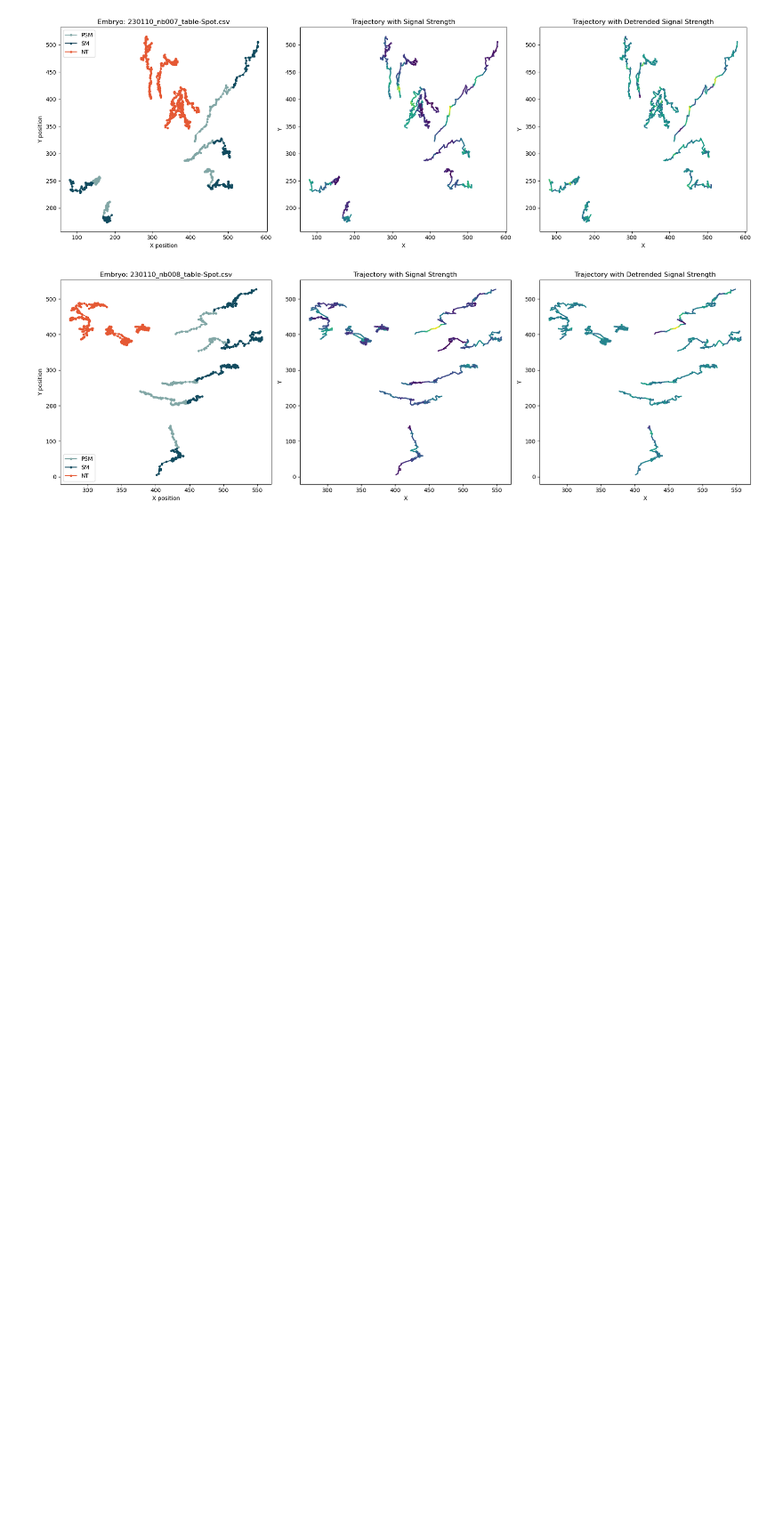
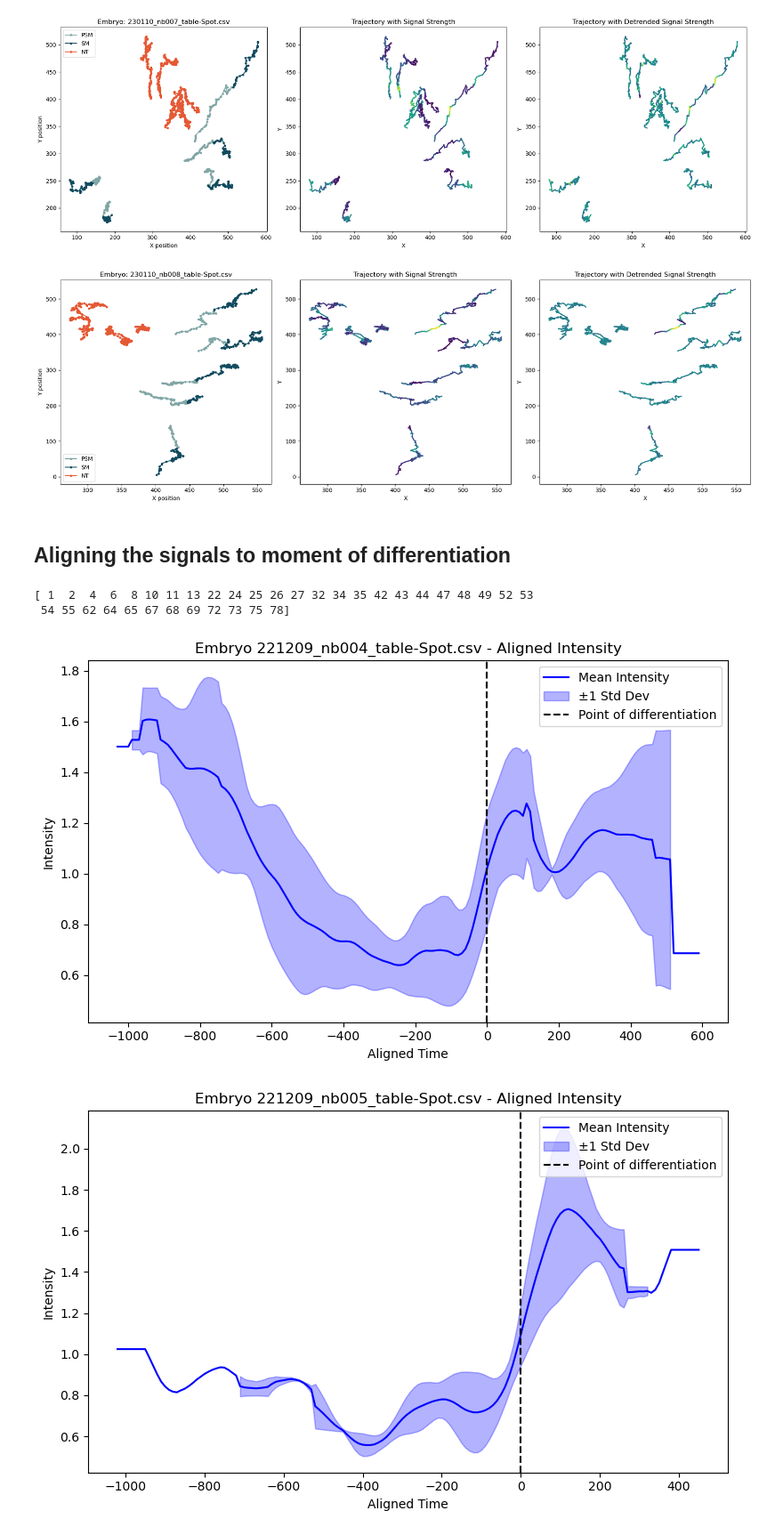
Before and after one commit to kbmcdonnell/2025_mouse_oscillations_MEP_Kate_McDonnell, a Jupyter notebook: Data/data_analysis.ipynb, the cells around one changed output. Shown at 89% size. Cells and saved outputs as stored; diff of their text form; code cells hidden in the pictures; blank space fills up the shorter version.

Commit message:
save changes without plots

```diff
--- a/Data/data_analysis.ipynb
+++ b/Data/data_analysis.ipynb
@@ -493,3 +519,12 @@ for set in range(len(file_list)):
 [figure]
 [figure]
 [figure]
+# %% [markdown]
+## Aligning the signals to moment of differentiation
+# %%
+diff_cells = data[(data['Label'] == 'SM')]['Cell ID'].unique()
+
+print(diff_cells)
+# %% [output]
+[ 1  2  4  6  8 10 11 13 22 24 25 26 27 32 34 35 42 43 44 47 48 49 52 53
+ 54 55 62 64 65 67 68 69 72 73 75 78]
@@ -495,0 +556,34 @@ for set in range(len(file_list)):
+# %%
+data_embryo = aligned_data.groupby('source_file')
+# %%
+for embryo_id, group in data_embryo:
+    # Pivot: rows = time, columns = cells for this embryo
+    pivot = group.pivot(index='Aligned Time', columns='Cell ID', values='Trend spot cnt intensity ch1')
+
+    # Mean and std over cells at each aligned time
+    mean_intensity = pivot.mean(axis=1)
+    std_intensity = pivot.std(axis=1)
+
+    # Plot
+    plt.figure(figsize=(8, 5))
+    plt.plot(mean_intensity.index, mean_intensity, label='Mean Intensity', color='blue')
+    plt.fill_between(
+        mean_intensity.index,
+        mean_intensity - std_intensity,
+        mean_intensity + std_intensity,
+        color='blue',
+        alpha=0.3,
+        label='±1 Std Dev'
+    )
+    plt.axvline(x=0, color='black', linestyle='--', label='Point of differentiation')
+
+    # Labels
+    plt.title(f'Embryo {embryo_id} - Aligned Intensity')
+    plt.xlabel('Aligned Time')
+    plt.ylabel('Intensity')
+    plt.legend()
+    plt.tight_layout()
+    plt.show()
+# %% [output]
+[figure, added]
+[figure, added]
```
Also changed, not shown: parts of 11 cells of this notebook, 9 other files.
